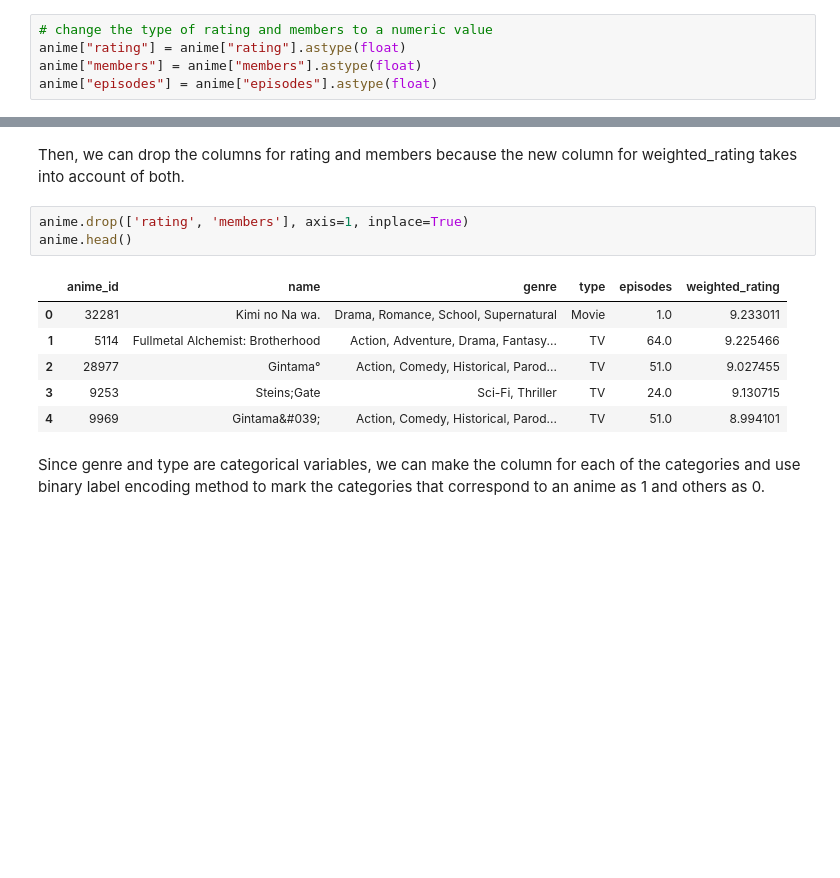
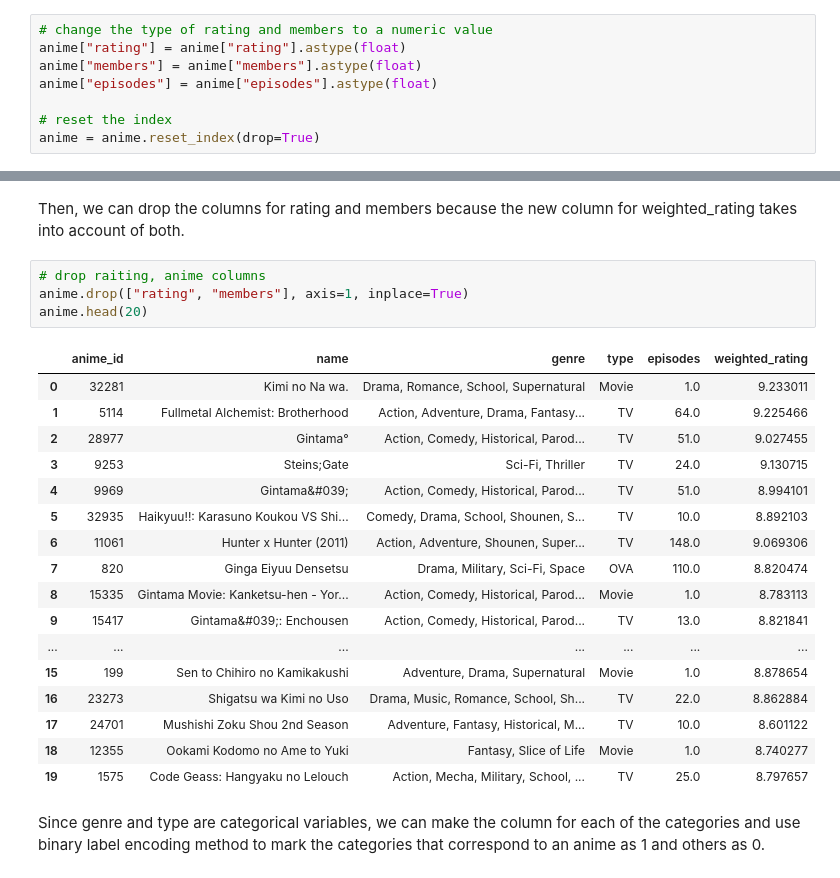
Before and after one commit to ssonghaophie/machine-learning-portfolio, a Jupyter notebook: Element 1/project1.ipynb, the cells around one changed output, grey strips where cells are left out. Drawn from its saved outputs; the diff is of its cells as text; blank space fills up the shorter version.

```diff
--- a/Element 1/project1.ipynb
+++ b/Element 1/project1.ipynb
@@ -88,4 +93,7 @@ Anime set shape after dropping NA values: (11830, 7)
 anime["rating"] = anime["rating"].astype(float)
 anime["members"] = anime["members"].astype(float)
 anime["episodes"] = anime["episodes"].astype(float)
+
+# reset the index
+anime = anime.reset_index(drop=True)
 # %% [markdown]
@@ -142,15 +141,27 @@ anime.head()
 # %% [markdown]
 Then, we can drop the columns for rating and members because the new column for weighted_rating takes into account of both.
 # %%
-anime.drop(['rating', 'members'], axis=1, inplace=True)
-anime.head()
+# drop raiting, anime columns
+anime.drop(["rating", "members"], axis=1, inplace=True)
+anime.head(20)
 # %% [output]
 |  | anime_id | name | genre | type | episodes | weighted_rating |
 | 0 | 32281 | Kimi no Na wa. | Drama, Romance, School, Supernatural | Movie | 1.0 | 9.233011 |
 | 1 | 5114 | Fullmetal Alchemist: Brotherhood | Action, Adventure, Drama, Fantasy... | TV | 64.0 | 9.225466 |
 | 2 | 28977 | Gintama° | Action, Comedy, Historical, Parod... | TV | 51.0 | 9.027455 |
 | 3 | 9253 | Steins;Gate | Sci-Fi, Thriller | TV | 24.0 | 9.130715 |
 | 4 | 9969 | Gintama&#039; | Action, Comedy, Historical, Parod... | TV | 51.0 | 8.994101 |
+| 5 | 32935 | Haikyuu!!: Karasuno Koukou VS Shi... | Comedy, Drama, School, Shounen, S... | TV | 10.0 | 8.892103 |
+| 6 | 11061 | Hunter x Hunter (2011) | Action, Adventure, Shounen, Super... | TV | 148.0 | 9.069306 |
+| 7 | 820 | Ginga Eiyuu Densetsu | Drama, Military, Sci-Fi, Space | OVA | 110.0 | 8.820474 |
+| 8 | 15335 | Gintama Movie: Kanketsu-hen - Yor... | Action, Comedy, Historical, Parod... | Movie | 1.0 | 8.783113 |
+| 9 | 15417 | Gintama&#039;: Enchousen | Action, Comedy, Historical, Parod... | TV | 13.0 | 8.821841 |
+| ... | ... | ... | ... | ... | ... | ... |
+| 15 | 199 | Sen to Chihiro no Kamikakushi | Adventure, Drama, Supernatural | Movie | 1.0 | 8.878654 |
+| 16 | 23273 | Shigatsu wa Kimi no Uso | Drama, Music, Romance, School, Sh... | TV | 22.0 | 8.862884 |
+| 17 | 24701 | Mushishi Zoku Shou 2nd Season | Adventure, Fantasy, Historical, M... | TV | 10.0 | 8.601122 |
+| 18 | 12355 | Ookami Kodomo no Ame to Yuki | Fantasy, Slice of Life | Movie | 1.0 | 8.740277 |
+| 19 | 1575 | Code Geass: Hangyaku no Lelouch | Action, Mecha, Military, School, ... | TV | 25.0 | 8.797657 |
 # %% [markdown]
 Since genre and type are categorical variables, we can make the column for each of the categories and use binary label encoding method to mark the categories that correspond to an anime as 1 and others as 0.
 # %%
```
Also changed, not shown: parts of 66 cells of this notebook, 4 other files.
